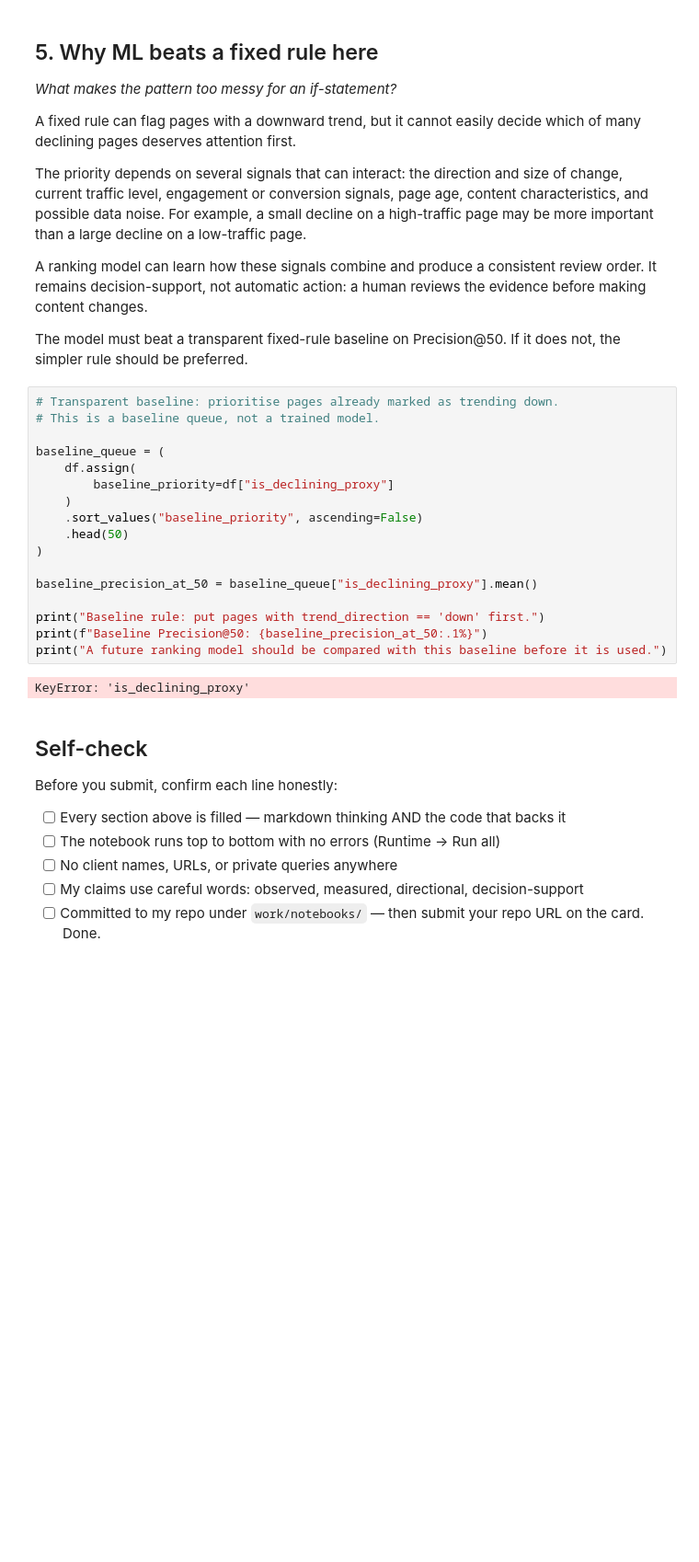
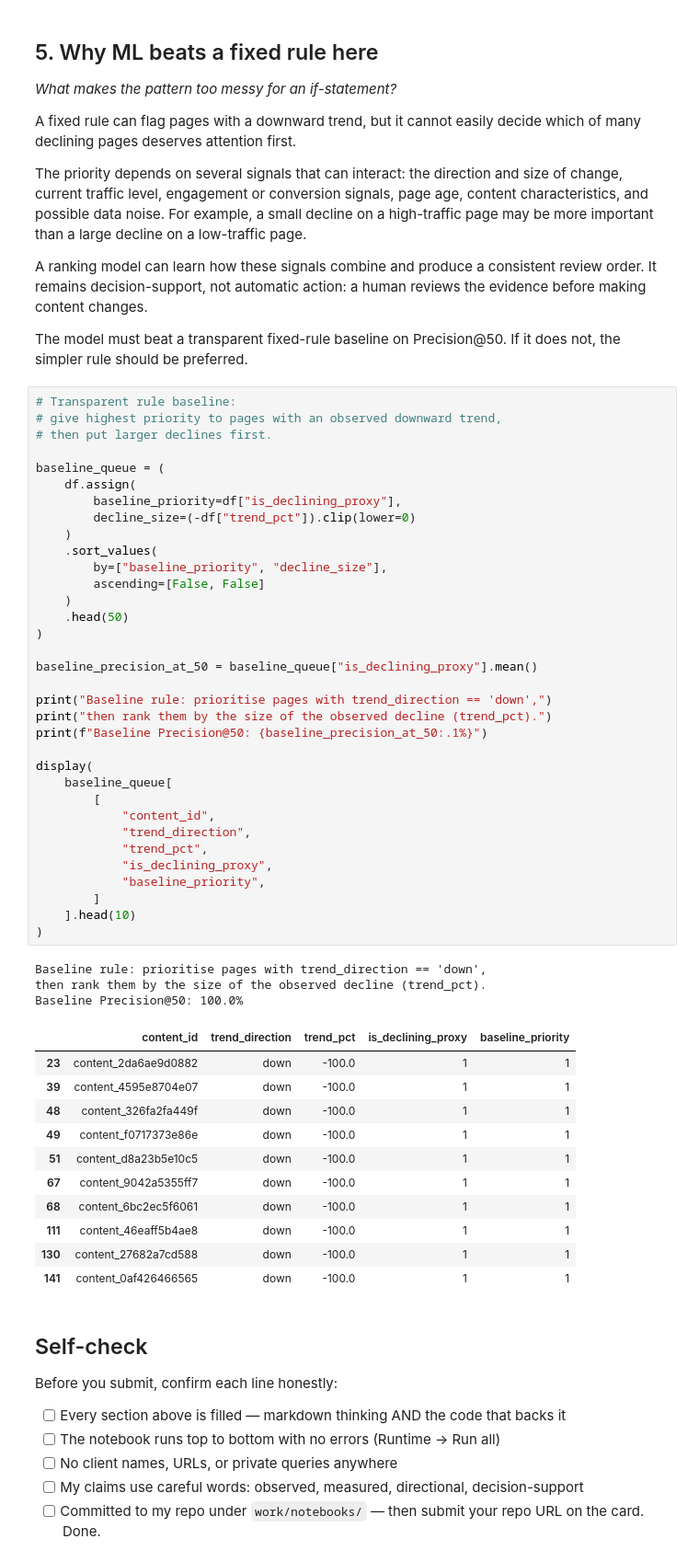
Before and after one commit to h0pi/flyrank-ml-intenrship, a Jupyter notebook: work/notebooks/w02_ml_task_framing.ipynb, the cells around one changed output. Shown at 92% size. Drawn from its saved outputs; the diff is of its cells as text; blank space fills up the shorter version.

```diff
--- a/work/notebooks/w02_ml_task_framing.ipynb
+++ b/work/notebooks/w02_ml_task_framing.ipynb
@@ -150,24 +166,54 @@ A ranking model can learn how these signals combine and produce a consistent rev
 
 The model must beat a transparent fixed-rule baseline on Precision@50. If it does not, the simpler rule should be preferred.
 # %%
-# Transparent baseline: prioritise pages already marked as trending down.
-# This is a baseline queue, not a trained model.
+# Transparent rule baseline:
+# give highest priority to pages with an observed downward trend,
+# then put larger declines first.
 
 baseline_queue = (
     df.assign(
-        baseline_priority=df["is_declining_proxy"]
+        baseline_priority=df["is_declining_proxy"],
+        decline_size=(-df["trend_pct"]).clip(lower=0)
     )
-    .sort_values("baseline_priority", ascending=False)
+    .sort_values(
+        by=["baseline_priority", "decline_size"],
+        ascending=[False, False]
+    )
     .head(50)
 )
 
 baseline_precision_at_50 = baseline_queue["is_declining_proxy"].mean()
 
-print("Baseline rule: put pages with trend_direction == 'down' first.")
+print("Baseline rule: prioritise pages with trend_direction == 'down',")
+print("then rank them by the size of the observed decline (trend_pct).")
 print(f"Baseline Precision@50: {baseline_precision_at_50:.1%}")
-print("A future ranking model should be compared with this baseline before it is used.")
+
+display(
+    baseline_queue[
+        [
+            "content_id",
+            "trend_direction",
+            "trend_pct",
+            "is_declining_proxy",
+            "baseline_priority",
+        ]
+    ].head(10)
+)
 # %% [output]
-KeyError: 'is_declining_proxy'
+Baseline rule: prioritise pages with trend_direction == 'down',
+then rank them by the size of the observed decline (trend_pct).
+Baseline Precision@50: 100.0%
+|  | content_id | trend_direction | trend_pct | is_declining_proxy | baseline_priority |
+| 23 | content_2da6ae9d0882 | down | -100.0 | 1 | 1 |
+| 39 | content_4595e8704e07 | down | -100.0 | 1 | 1 |
+| 48 | content_326fa2fa449f | down | -100.0 | 1 | 1 |
+| 49 | content_f0717373e86e | down | -100.0 | 1 | 1 |
+| 51 | content_d8a23b5e10c5 | down | -100.0 | 1 | 1 |
+| 67 | content_9042a5355ff7 | down | -100.0 | 1 | 1 |
+| 68 | content_6bc2ec5f6061 | down | -100.0 | 1 | 1 |
+| 111 | content_46eaff5b4ae8 | down | -100.0 | 1 | 1 |
+| 130 | content_27682a7cd588 | down | -100.0 | 1 | 1 |
+| 141 | content_0af426466565 | down | -100.0 | 1 | 1 |
 # %% [markdown]
 ## Self-check
 
```
Also changed, not shown: parts of 1 cell of this notebook.
